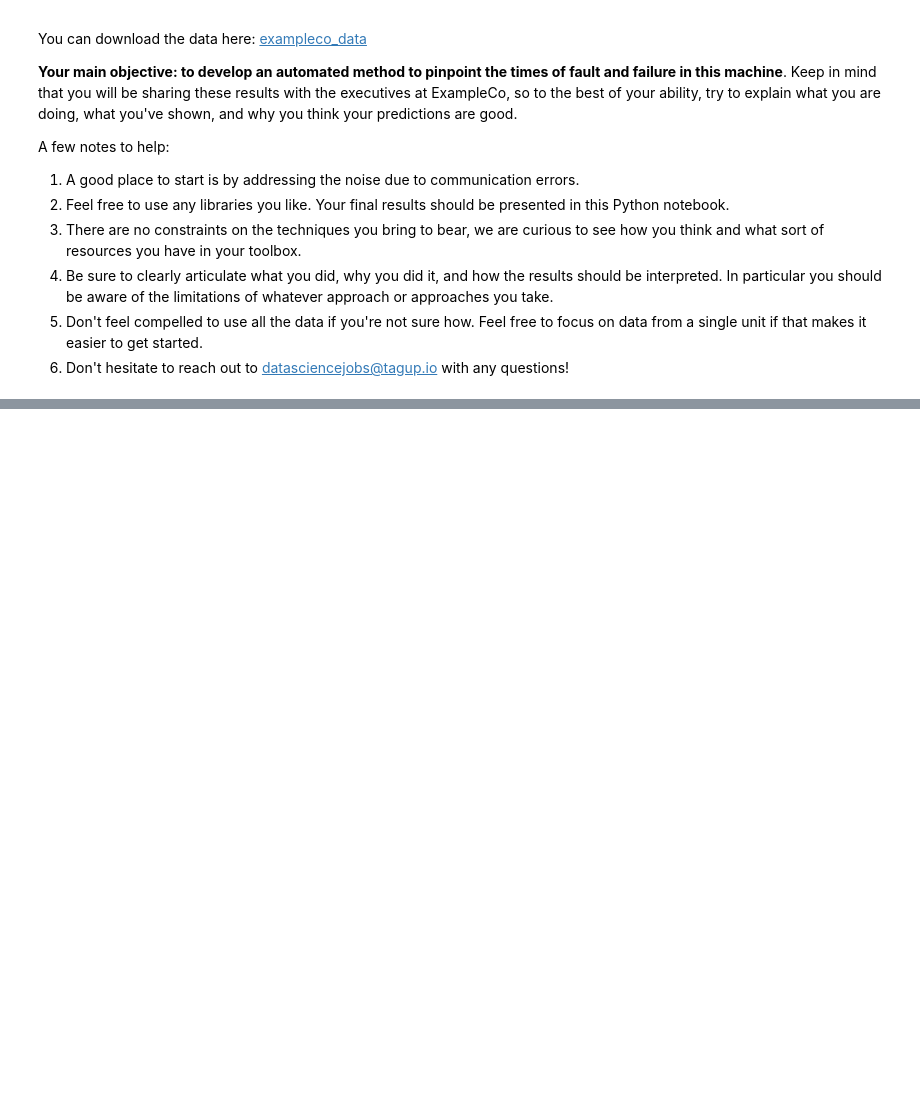
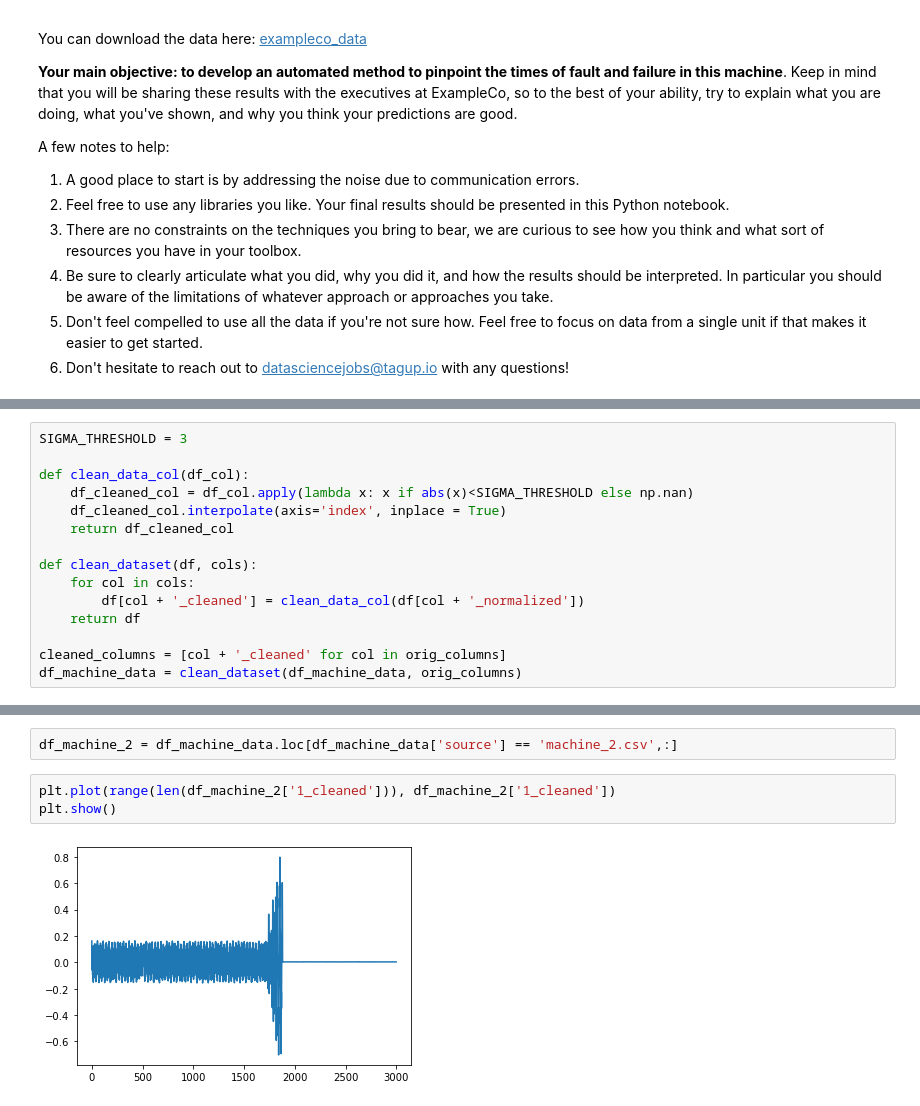
Before and after one commit to awyee/challenges, a Jupyter notebook: data-science/notebooks/Data_science_exercise.ipynb, the cells around one changed output, grey strips where cells are left out. Saved outputs shown, nothing was run; the diff lists cells and outputs as text; blank space fills up the shorter version.

```diff
--- a/data-science/notebooks/Data_science_exercise.ipynb
+++ b/data-science/notebooks/Data_science_exercise.ipynb
@@ -86,0 +117,15 @@ df_machine_data.head()
+# %%
+SIGMA_THRESHOLD = 3
+
+def clean_data_col(df_col):
+    df_cleaned_col = df_col.apply(lambda x: x if abs(x)<SIGMA_THRESHOLD else np.nan)
+    df_cleaned_col.interpolate(axis='index', inplace = True)
+    return df_cleaned_col
+
+def clean_dataset(df, cols):
+    for col in cols:
+        df[col + '_cleaned'] = clean_data_col(df[col + '_normalized'])
+    return df
+
+cleaned_columns = [col + '_cleaned' for col in orig_columns]
+df_machine_data = clean_dataset(df_machine_data, orig_columns)
@@ -86,0 +134,7 @@ df_machine_data.head()
+# %%
+df_machine_2 = df_machine_data.loc[df_machine_data['source'] == 'machine_2.csv',:]
+# %%
+plt.plot(range(len(df_machine_2['1_cleaned'])), df_machine_2['1_cleaned'])
+plt.show()
+# %% [output]
+[figure, added]
```
Also changed, not shown: parts of 29 cells of this notebook.
